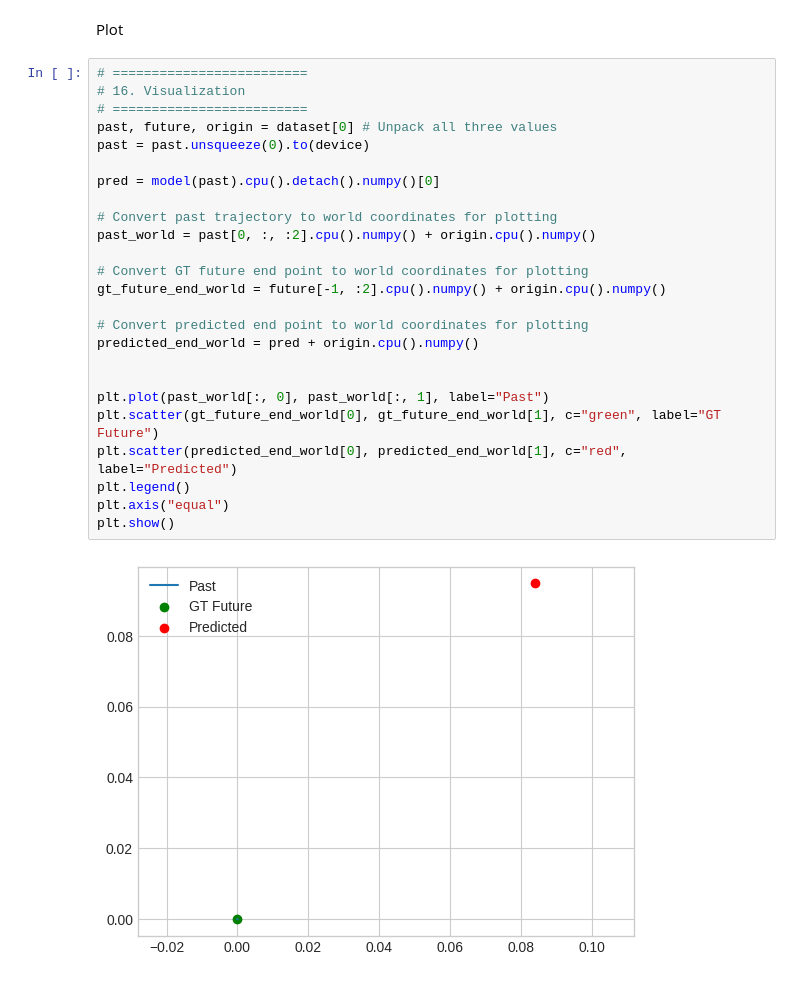
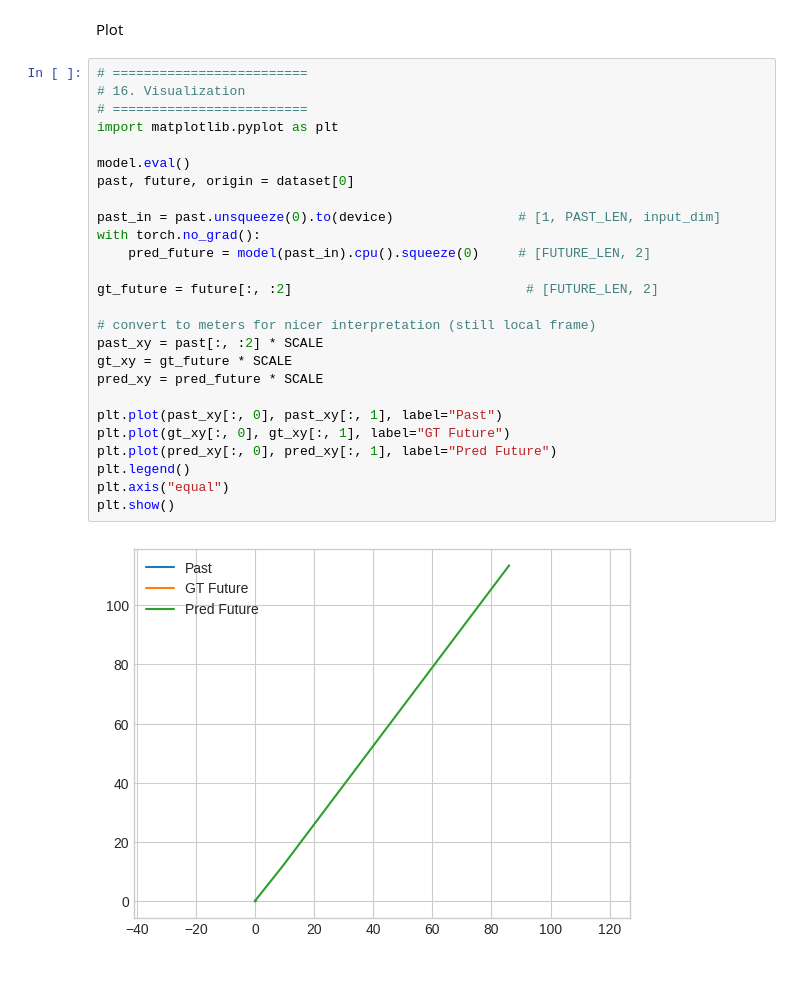
Before and after one commit to darrickpang/Email, a Jupyter notebook: Trajectory_prediction.ipynb, the cells around one changed output. Saved outputs shown, nothing was run; the diff lists cells and outputs as text.

```diff
--- a/Trajectory_prediction.ipynb
+++ b/Trajectory_prediction.ipynb
@@ -450,29 +483,30 @@ Validation FDE: 0.25277553126215935
 # %% [markdown]
 Plot
-# %%
-# =========================
-# 16. Visualization
-# =========================
-past, future, origin = dataset[0] # Unpack all three values
-past = past.unsqueeze(0).to(device)
-
-pred = model(past).cpu().detach().numpy()[0]
-
-# Convert past trajectory to world coordinates for plotting
-past_world = past[0, :, :2].cpu().numpy() + origin.cpu().numpy()
-
-# Convert GT future end point to world coordinates for plotting
-gt_future_end_world = future[-1, :2].cpu().numpy() + origin.cpu().numpy()
-
-# Convert predicted end point to world coordinates for plotting
-predicted_end_world = pred + origin.cpu().numpy()
-
-
-plt.plot(past_world[:, 0], past_world[:, 1], label="Past")
-plt.scatter(gt_future_end_world[0], gt_future_end_world[1], c="green", label="GT Future")
-plt.scatter(predicted_end_world[0], predicted_end_world[1], c="red", label="Predicted")
-plt.legend()
-plt.axis("equal")
-plt.show()
-# %% [output]
-[figure, removed]
+# %%
+# =========================
+# 16. Visualization
+# =========================
+import matplotlib.pyplot as plt
+
+model.eval()
+past, future, origin = dataset[0]
+
+past_in = past.unsqueeze(0).to(device)                # [1, PAST_LEN, input_dim]
+with torch.no_grad():
+    pred_future = model(past_in).cpu().squeeze(0)     # [FUTURE_LEN, 2]
+
+gt_future = future[:, :2]                              # [FUTURE_LEN, 2]
+
+# convert to meters for nicer interpretation (still local frame)
+past_xy = past[:, :2] * SCALE
+gt_xy = gt_future * SCALE
+pred_xy = pred_future * SCALE
+
+plt.plot(past_xy[:, 0], past_xy[:, 1], label="Past")
+plt.plot(gt_xy[:, 0], gt_xy[:, 1], label="GT Future")
+plt.plot(pred_xy[:, 0], pred_xy[:, 1], label="Pred Future")
+plt.legend()
+plt.axis("equal")
+plt.show()
+# %% [output]
+[figure, added]
```
Also changed, not shown: parts of 6 cells of this notebook.
